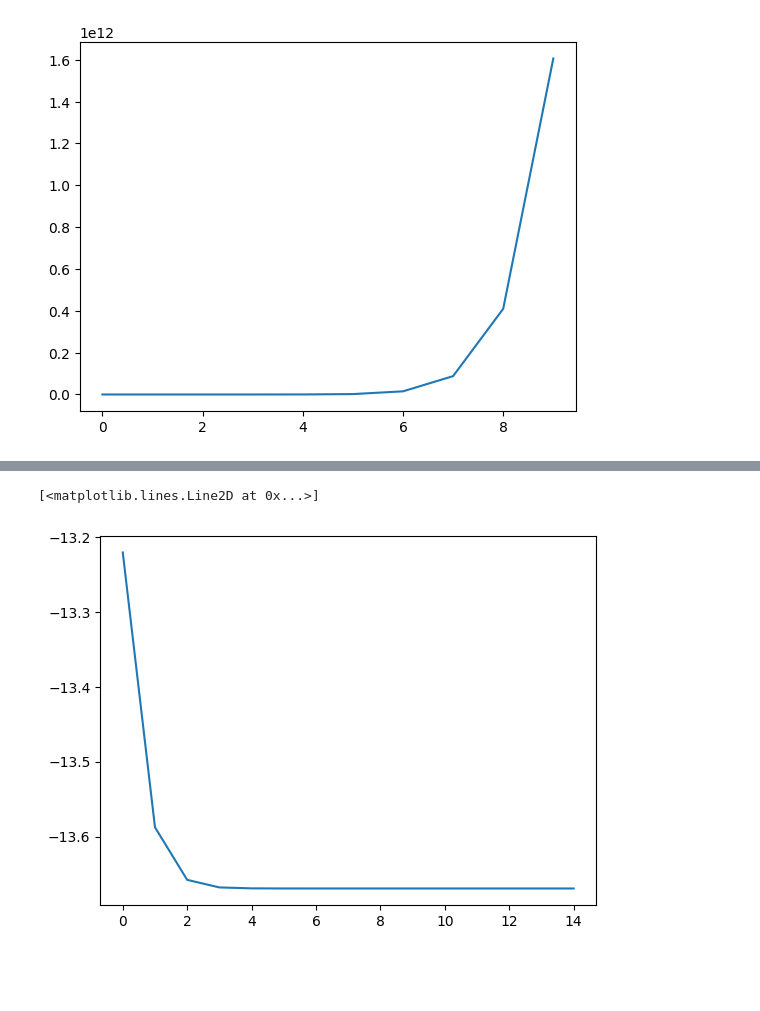
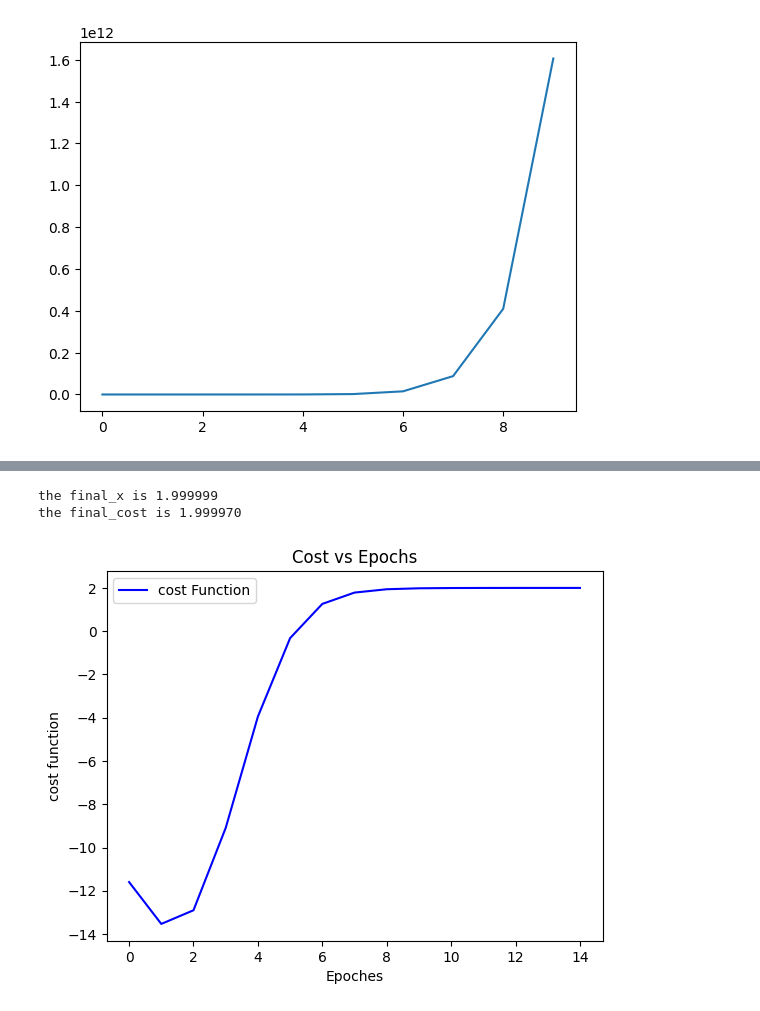
Before and after one commit to Awake-ctrl/Deep-Learning, a Jupyter notebook: labs/lab1/kallepallysaikiran_assignment1.ipynb, the cells around one changed output, grey strips where cells are left out. Cells and saved outputs as stored; diff of their text form; code cells hidden in the pictures; blank space fills up the shorter version.

```diff
--- a/labs/lab1/kallepallysaikiran_assignment1.ipynb
+++ b/labs/lab1/kallepallysaikiran_assignment1.ipynb
@@ -215,20 +282,57 @@ plt.plot(y)
 # %%
-def fun(x):
-    return 3*x**4-6*x**3+12*x**2-24*x+2
-def det(x):
-    return 12*x**3-18*x**2+24*x-24
-def gradient(x,lr,epoche):
-    a=[]
-    for i in range(epoche):
-        de=det(x)
-        x=x-lr*de
-        a.append(x)
-    return fun(x),a
-k=[]
-cost,a=gradient(2,0.02,15)
-for i in a:
-    k.append(fun(i))
-plt.plot(k)
+# def fun(x):
+#     return 3*x**4-6*x**3+12*x**2-24*x+2
+# def det(x):
+#     return 12*x**3-18*x**2+24*x-24
+# def gradient(x,lr,epoche):
+#     a=[]
+#     for i in range(epoche):
+#         de=det(x)
+#         x=x-lr*de
+#         a.append(x)
+#     return fun(x),a
+# k=[]
+# cost,a=gradient(2,0.02,15)
+# for i in a:
+#     k.append(fun(i))
+# plt.plot(k)
-# %% [output]
-[<matplotlib.lines.Line2D at 0x...>]
-[figure, removed]
+# %%
+#proper code for the question4
+import numpy as np
+import matplotlib.pyplot as plt
+
+def f(x):
+  return 3*x**4-6*x**3+12*x**2-24*x+2
+
+def df(x):
+  return (12*(x**3))-(18*(x**2))-24
+
+
+def Gradient_decent(learning_rate=0.01,epoche=1000,tolerance=1e-6):
+  x=np.random.uniform(-5,5)
+  cost_history=[]
+
+  for _ in range(epoche):
+    grad=df(x)
+    new_x=x-learning_rate*grad
+    cost_history.append(f(x))
+
+    if abs(new_x-x)<tolerance:
+      break
+    x=new_x
+  return x,f(x),cost_history
+
+final_x,final_cost,cost_history=Gradient_decent()
+print(f"the final_x is {final_x:.6f}")
+print(f"the final_cost is {final_cost:.6f}")
+
+plt.plot(cost_history,label="cost Function",color='b')
+plt.xlabel("Epoches")
+plt.ylabel("cost function")
+plt.title("Cost vs Epochs")
+plt.legend()
+plt.show()
+# %% [output]
+the final_x is 1.999999
+the final_cost is 1.999970
+[figure, added]
```
Also changed, not shown: parts of 11 cells of this notebook.
